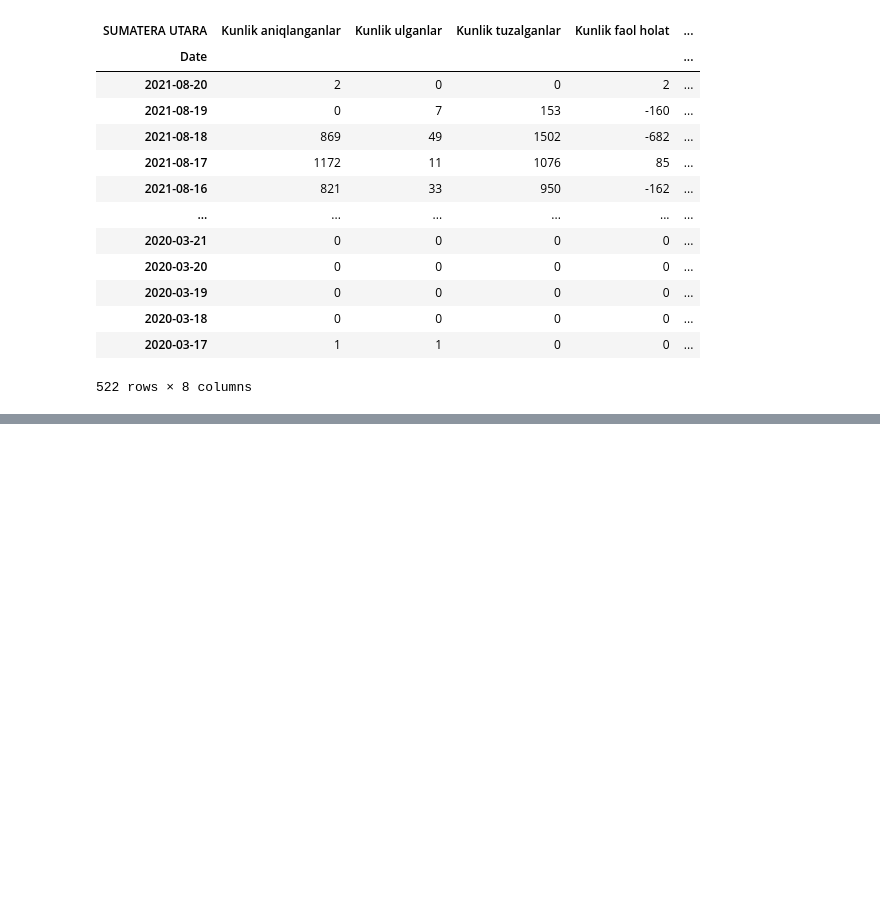
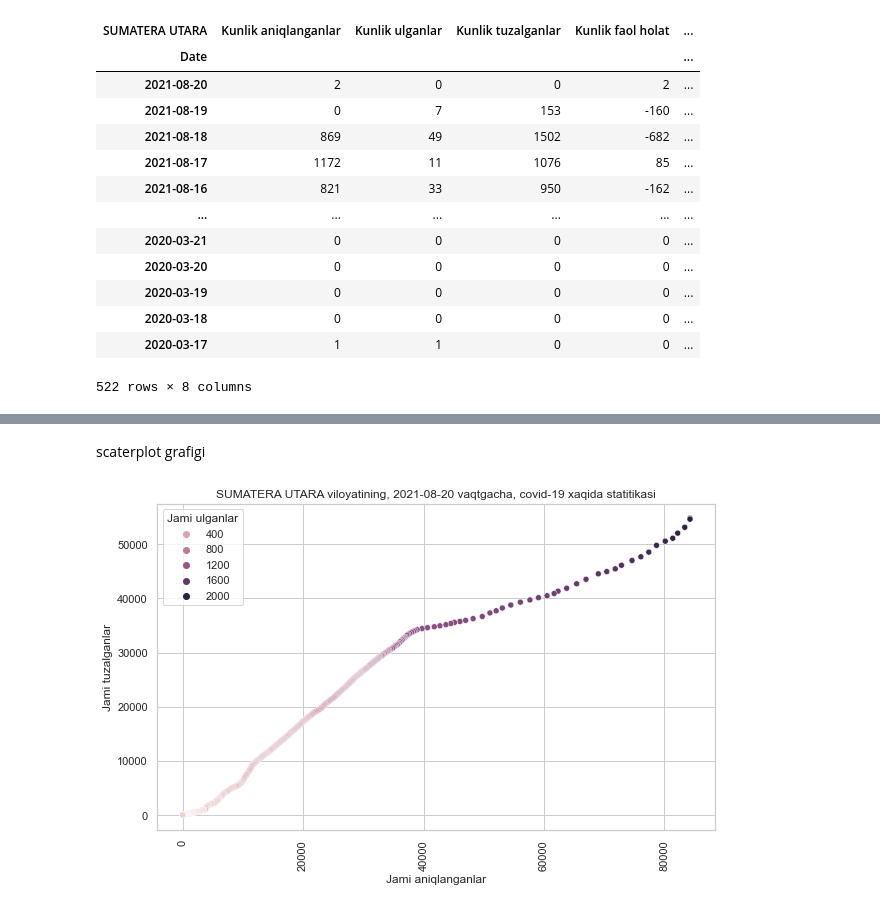
Before and after one commit to AsliddinTuxtasinov/covid-analiysis-in-indanesia, a Jupyter notebook: covid-19 case data analiysis.ipynb, the cells around one changed output, grey strips where cells are left out. Saved outputs shown, nothing was run; the diff lists cells and outputs as text; code cells hidden in the pictures; blank space fills up the shorter version.

```diff
--- a/covid-19 case data analiysis.ipynb
+++ b/covid-19 case data analiysis.ipynb
@@ -143,0 +120,14 @@ plt.show()
+# %% [markdown]
+scaterplot grafigi
+# %%
+plt.figure(figsize=(10, 6))
+title = f"{a.columns.name} viloyatining, {a.iloc[0].name.strftime('%Y-%m-%d')} vaqtgacha, covid-19 xaqida statitikasi"
+df = a[['Jami aniqlanganlar',  'Jami tuzalganlar', 'Jami ulganlar',  'Jami faol holat']]
+
+sns.scatterplot(data=df, x='Jami aniqlanganlar', y='Jami tuzalganlar', hue='Jami ulganlar')
+
+plt.title(title)
+plt.xticks(rotation=90)
+plt.show()
+# %% [output]
+[figure, added]
```
Also changed, not shown: parts of 9 cells of this notebook.
